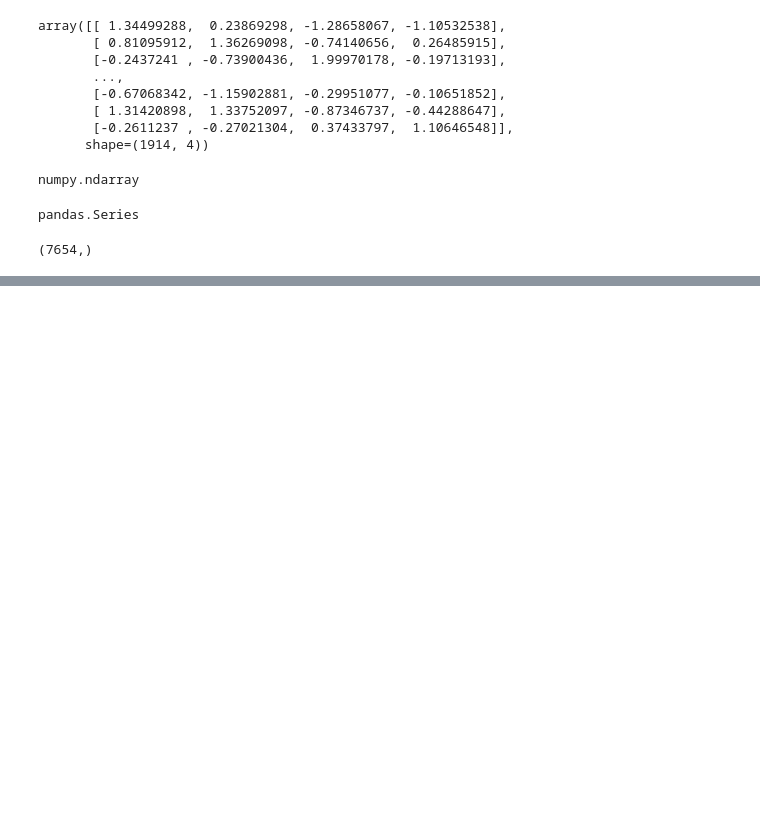
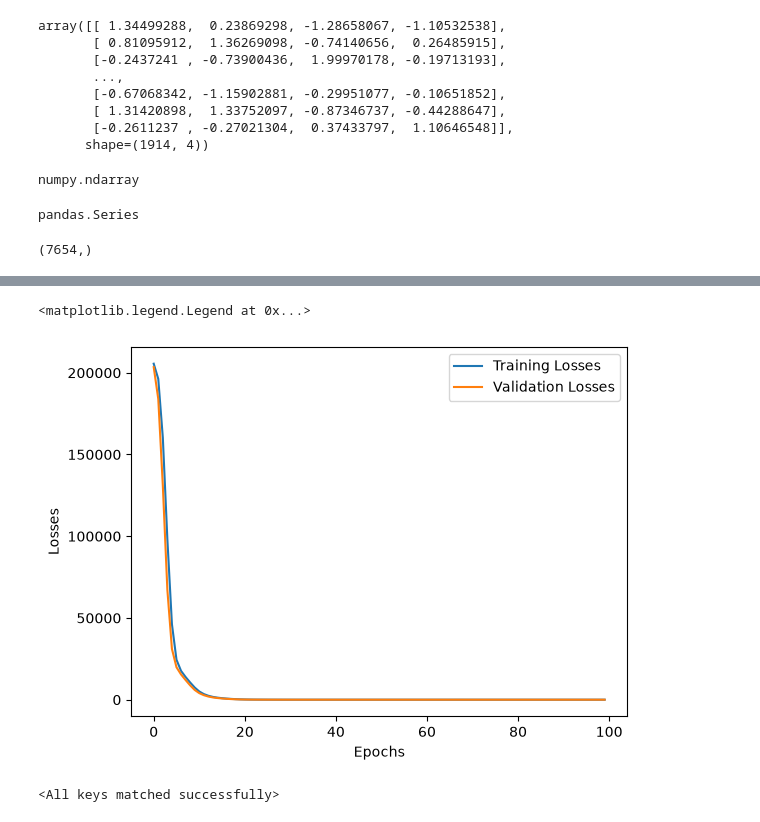
Before and after one commit to Shifa4532/data-science-notebooks, a Jupyter notebook: 11_deeplearning/ANN_regression.ipynb, the cells around one changed output, grey strips where cells are left out. Cells and saved outputs as stored; diff of their text form; code cells hidden in the pictures; blank space fills up the shorter version.

Commit message:
train the model

```diff
--- a/11_deeplearning/ANN_regression.ipynb
+++ b/11_deeplearning/ANN_regression.ipynb
@@ -90,0 +93,17 @@ test_loader = DataLoader(test_dataset, batch_size=32)
+# %%
+class ANN(nn.Module):
+    def __init__(self):
+        super(ANN, self).__init__()
+
+        self.model = nn.Sequential(
+            nn.Linear(X_train.shape[1], 6),
+            nn.ReLU(),
+
+            nn.Linear(6, 6),
+            nn.ReLU(),
+
+            nn.Linear(6, 1)
+        )
+
+    def forward(self, x):
+            return self.model(x)
@@ -90,0 +112,5 @@ test_loader = DataLoader(test_dataset, batch_size=32)
+# %%
+model = ANN()
+
+criterion = nn.MSELoss()
+optimizer = torch.optim.Adam(model.parameters())
@@ -90,0 +184,20 @@ test_loader = DataLoader(test_dataset, batch_size=32)
+# %%
+loss_df = ({
+    "Training Losses": train_losses,
+    "Validation Losses": val_losses
+})
+
+plt.plot(loss_df["Training Losses"], label = "Training Losses")
+plt.plot(loss_df["Validation Losses"], label = "Validation Losses")
+
+plt.xlabel("Epochs")
+plt.ylabel("Losses")
+
+plt.legend()
+# %% [output]
+<matplotlib.legend.Legend at 0x...>
+[figure, added]
+# %%
+model.load_state_dict(torch.load("best_model.pt"))
+# %% [output]
+<All keys matched successfully>
```
Also changed, not shown: parts of 5 cells of this notebook.
